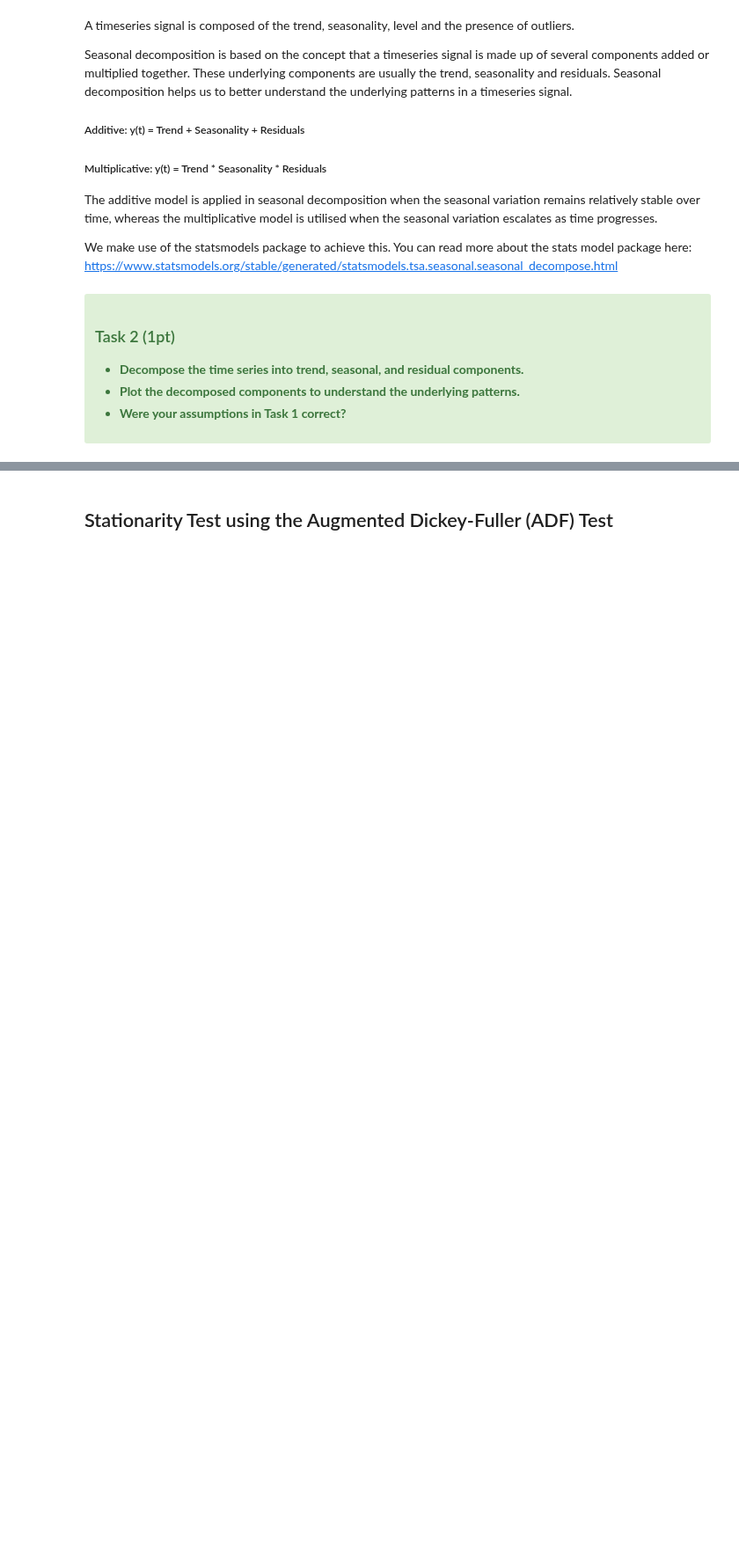
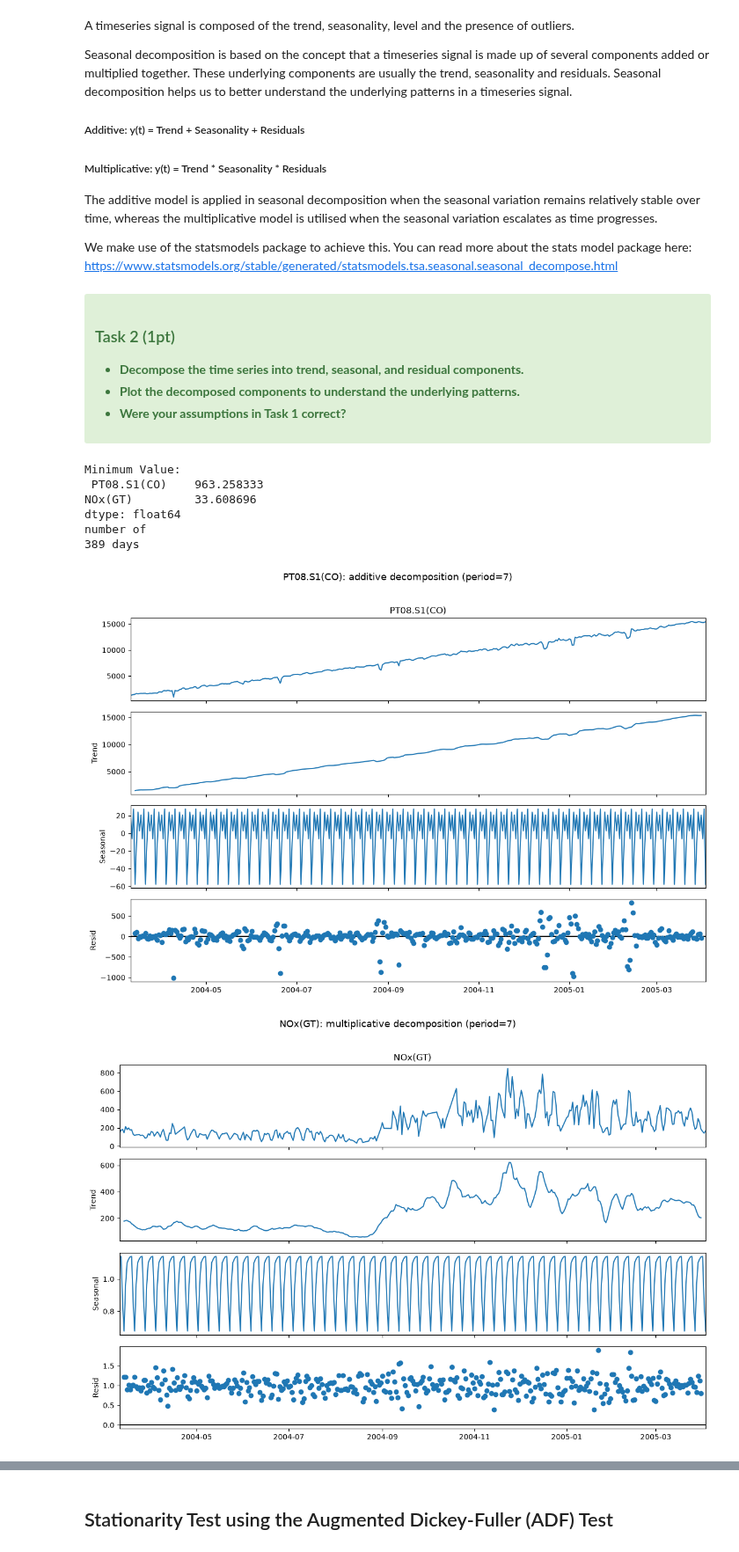
Before and after one commit to Masters-Halmstad/Data-Mining-DT8013, a Jupyter notebook: Lab#4_time_series/lab_timeseries_analysis.ipynb, the cells around one changed output, grey strips where cells are left out. Shown at 88% size. Drawn from its saved outputs; the diff is of its cells as text; code cells hidden in the pictures; blank space fills up the shorter version.

Commit message:
task 2 to 4 added

```diff
--- a/Lab#4_time_series/lab_timeseries_analysis.ipynb
+++ b/Lab#4_time_series/lab_timeseries_analysis.ipynb
@@ -93,3 +286,40 @@ We make use of the statsmodels package to achieve this. You can read more about
  </div>
 # %%
 ## YOUR CODE HERE
+    # Assuming seasonal cycle as weekly
+PERIOD = 7
+    # Also for multiplicative model all values must be greater than 0
+print('Minimum Value:\n', air_daily.min())
+    # If weekly investigation to be choosen there must have 2 full cycle
+print("number of")
+print(len(air_daily), "days")
+# %% [output]
+Minimum Value:
+ PT08.S1(CO)    963.258333
+NOx(GT)         33.608696
+dtype: float64
+number of
+389 days
+# %%
+# 2. Signal Decompostion
+from statsmodels.tsa.seasonal import seasonal_decompose
+co  = air_daily['PT08.S1(CO)']
+nox = air_daily['NOx(GT)']
+
+# Task 1 hypothesis: CO additive cz of not stable level, NOx multiplicative cz of not constant variance
+co_add  = seasonal_decompose(co,  model='additive',       period=PERIOD)
+nox_mul = seasonal_decompose(nox, model='multiplicative', period=PERIOD)
+
+
+def plot_decomp(result, title):
+    fig = result.plot()
+    fig.set_size_inches(12, 8)
+    fig.suptitle(title, y=1.02, fontsize=13)
+    plt.tight_layout()
+    plt.show()
+
+plot_decomp(co_add,  'PT08.S1(CO): additive decomposition (period=7)')
+plot_decomp(nox_mul, 'NOx(GT): multiplicative decomposition (period=7)')
+# %% [output]
+[figure, added]
+[figure, added]
```
Also changed, not shown: parts of 16 cells of this notebook.
